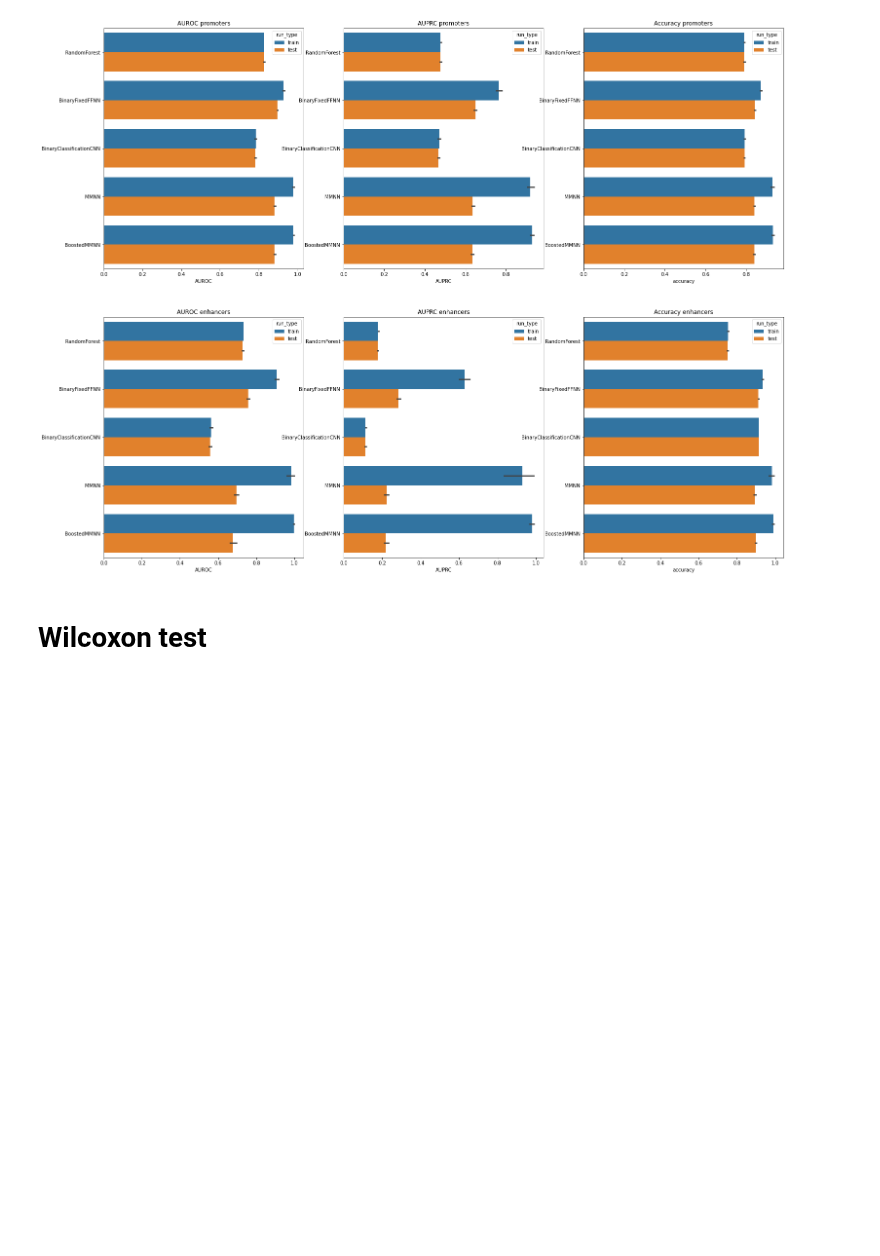
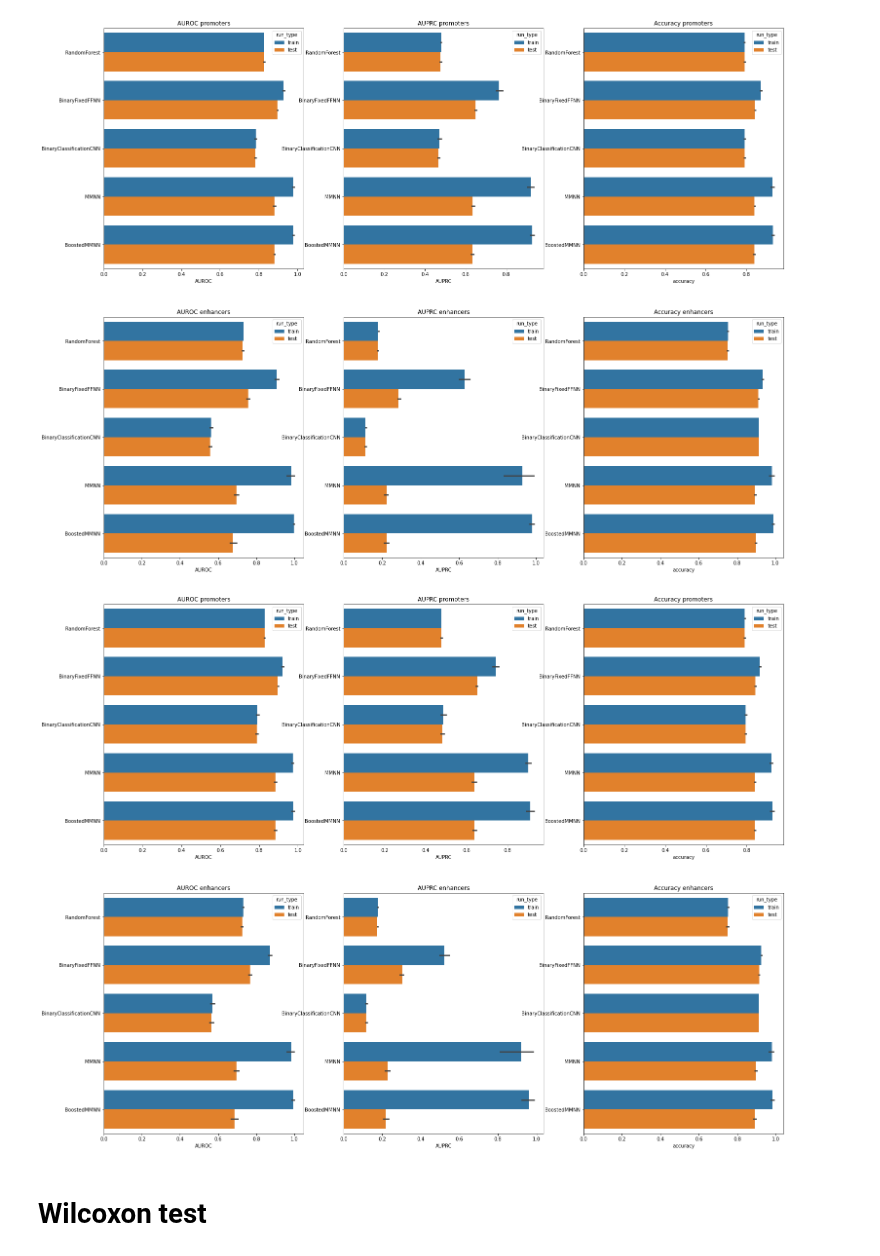
Before and after one commit to Stefano-t/multimodal-k562-cell-line-prediction, a Jupyter notebook: k562_prediction.ipynb, the cells around one changed output. Saved outputs shown, nothing was run; the diff lists cells and outputs as text; code cells hidden in the pictures; blank space fills up the shorter version.

```diff
--- a/k562_prediction.ipynb
+++ b/k562_prediction.ipynb
@@ -596,7 +596,7 @@ def recursive_feature_elimination_with_sgd(X: pd.DataFrame,
                                            verbose: int = 0) -> pd.DataFrame:
     clf = SGDClassifier(loss="log",
                         penalty="l1",
-                        #verbose=1,
+                        verbose=verbose,
                         n_jobs=cpu_count(),
                         early_stopping=True,
                         class_weight="balanced")
@@ -669,11 +649,8 @@ for i, (region, X) in enumerate(epigenomes.items()):
 # %% [output]
 [figure]
 # %%
-fig, axs = plt.subplots(
-    nrows=2,
-    ncols=3,
-    figsize=(20, 10)
-)
+_, axs = plt.subplots(nrows=2, ncols=3, figsize=(20, 10))
+
 for i, (region, X) in enumerate(epigenomes.items()):
     for j, perplexity in enumerate((30, 40, 50)):
         tsne_dec = tsne_decomposition(X.values,
@@ -1584,6 +1567,42 @@ for i, (task_name, dataframe) in enumerate(
     axs[i][2].set_ylabel("")
 # %% [output]
 [figure]
+# %%
+_, axs = plt.subplots(nrows=2, ncols=3, figsize=(25, 20), squeeze=True)
+
+for i, (task_name, dataframe) in enumerate(
+    all_performance_classification.items()
+):
+    with_fs = dataframe[(dataframe.use_feature_selection == "Yes") |
+                           (dataframe.use_feature_selection == True)]
+    sbn.barplot(x="AUROC",
+                y="model_name",
+                data=with_fs,
+                hue="run_type",
+                orient="h",
+                ax=axs[i][0])
+    _ = axs[i][0].set_title(f"AUROC {task_name}")
+    axs[i][0].set_ylabel("")
+
+    sbn.barplot(x="AUPRC",
+                y="model_name",
+                data=with_fs,
+                hue="run_type",
+                orient="h",
+                ax=axs[i][1])
+    _ = axs[i][1].set_title(f"AUPRC {task_name}")
+    axs[i][1].set_ylabel("")
+
+    sbn.barplot(x="accuracy",
+                y="model_name",
+                data=with_fs,
+                hue="run_type",
+                orient="h",
+                ax=axs[i][2])
+    _ = axs[i][2].set_title(f"Accuracy {task_name}")
+    axs[i][2].set_ylabel("")
+# %% [output]
+[figure, added]
 # %% [markdown]
 # Wilcoxon test
 # %%
```
Also changed, not shown: parts of 4 cells of this notebook, 3 other files.
